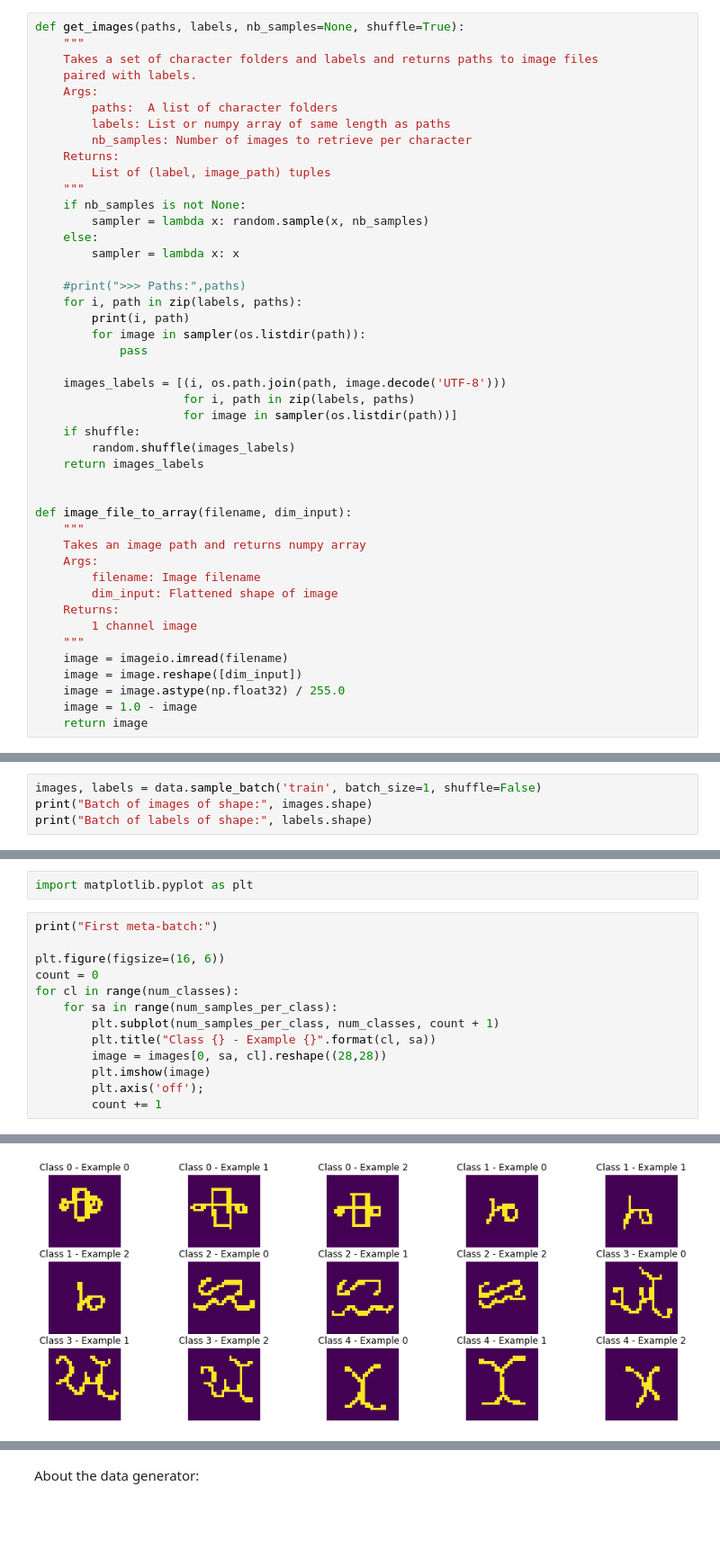
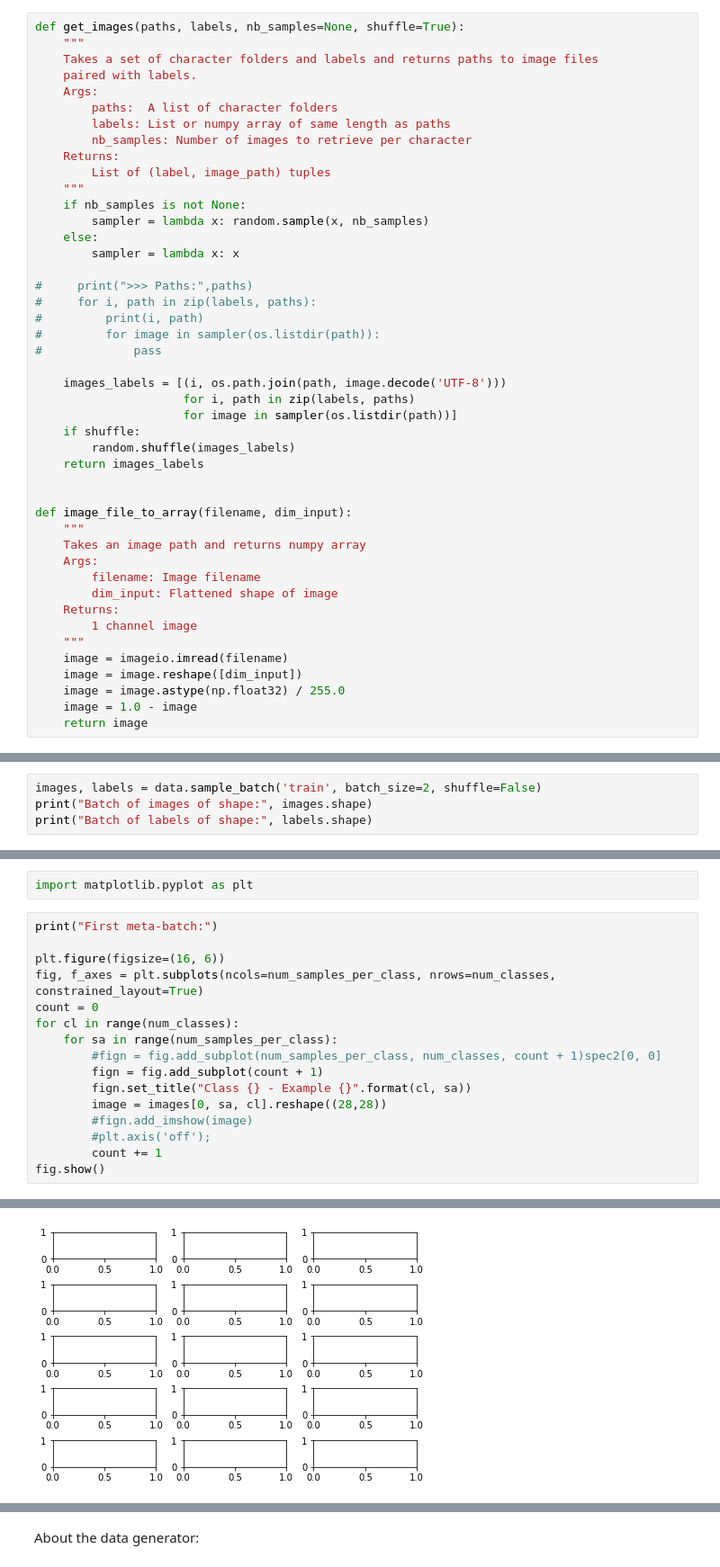
Before and after one commit to LecJackS/CS-330-Deep-Multi-Task-and-Meta-Learning, a Jupyter notebook: hw1/Homework 1 - Step by step.ipynb, the cells around one changed output, grey strips where cells are left out. Shown at 90% size. Saved outputs shown, nothing was run; the diff lists cells and outputs as text; blank space fills up the shorter version.

```diff
--- a/hw1/Homework 1 - Step by step.ipynb
+++ b/hw1/Homework 1 - Step by step.ipynb
@@ -97,11 +99,11 @@ def get_images(paths, labels, nb_samples=None, shuffle=True):
     else:
         sampler = lambda x: x
 
-    #print(">>> Paths:",paths)
-    for i, path in zip(labels, paths):
-        print(i, path)
-        for image in sampler(os.listdir(path)):
-            pass
+#     print(">>> Paths:",paths)
+#     for i, path in zip(labels, paths):
+#         print(i, path)
+#         for image in sampler(os.listdir(path)):
+#             pass
 
     images_labels = [(i, os.path.join(path, image.decode('UTF-8')))
                      for i, path in zip(labels, paths)
@@ -268,7 +270,7 @@ num_samples_per_class=3
 
 data = DataGenerator(num_classes, num_samples_per_class)
 # %%
-images, labels = data.sample_batch('train', batch_size=1, shuffle=False)
+images, labels = data.sample_batch('train', batch_size=2, shuffle=False)
 print("Batch of images of shape:", images.shape)
 print("Batch of labels of shape:", labels.shape)
 # %% [output]
@@ -344,14 +332,17 @@ import matplotlib.pyplot as plt
 print("First meta-batch:")
 
 plt.figure(figsize=(16, 6))
+fig, f_axes = plt.subplots(ncols=num_samples_per_class, nrows=num_classes, constrained_layout=True)
 count = 0
 for cl in range(num_classes):
     for sa in range(num_samples_per_class):
-        plt.subplot(num_samples_per_class, num_classes, count + 1)
-        plt.title("Class {} - Example {}".format(cl, sa))
+        #fign = fig.add_subplot(num_samples_per_class, num_classes, count + 1)spec2[0, 0]
+        fign = fig.add_subplot(count + 1)
+        fign.set_title("Class {} - Example {}".format(cl, sa))
         image = images[0, sa, cl].reshape((28,28))
-        plt.imshow(image)
-        plt.axis('off');
+        #fign.add_imshow(image)
+        #plt.axis('off');
         count += 1
+fig.show()
 # %% [output]
 First meta-batch:
@@ -358,4 +351,4 @@ First meta-batch:
-[figure, old version]
+[figure, new version]
 # %%
 print("Second meta-batch:")
 
```
Also changed, not shown: parts of 52 cells of this notebook.
